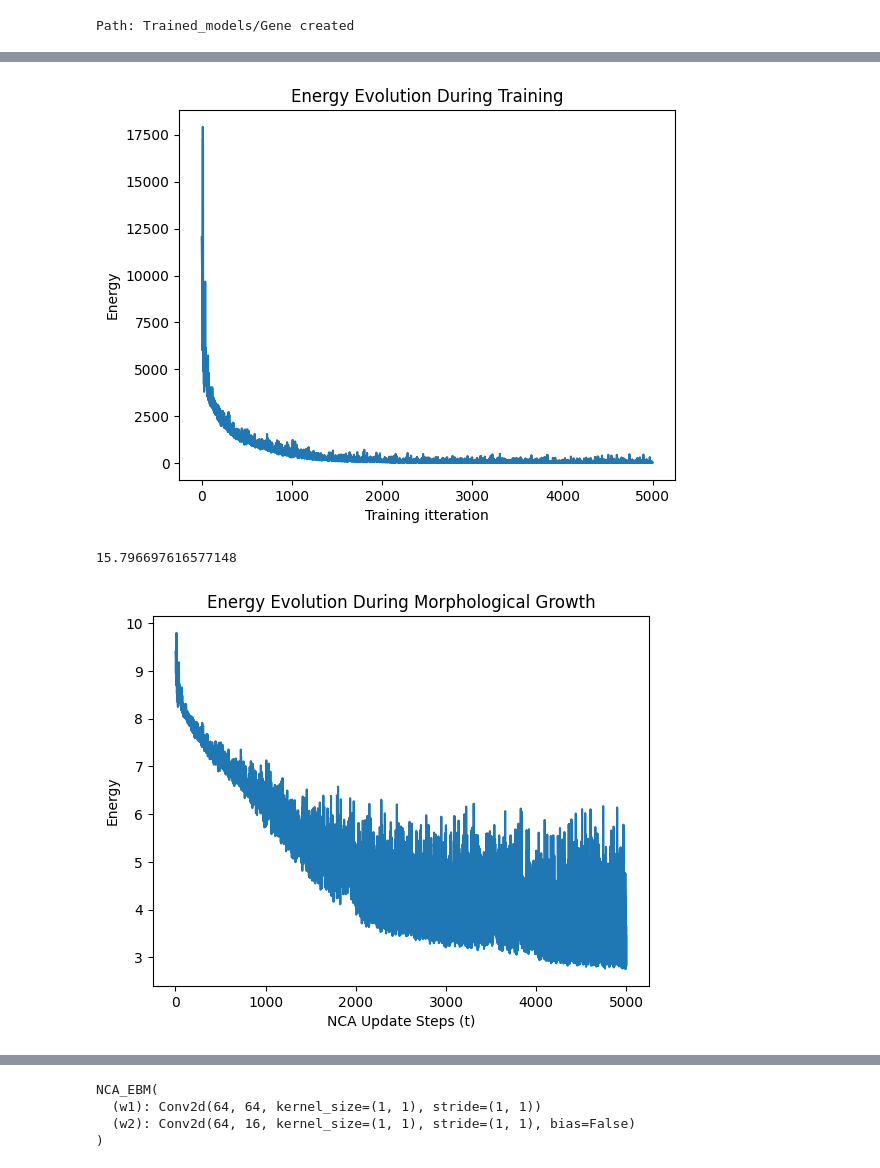
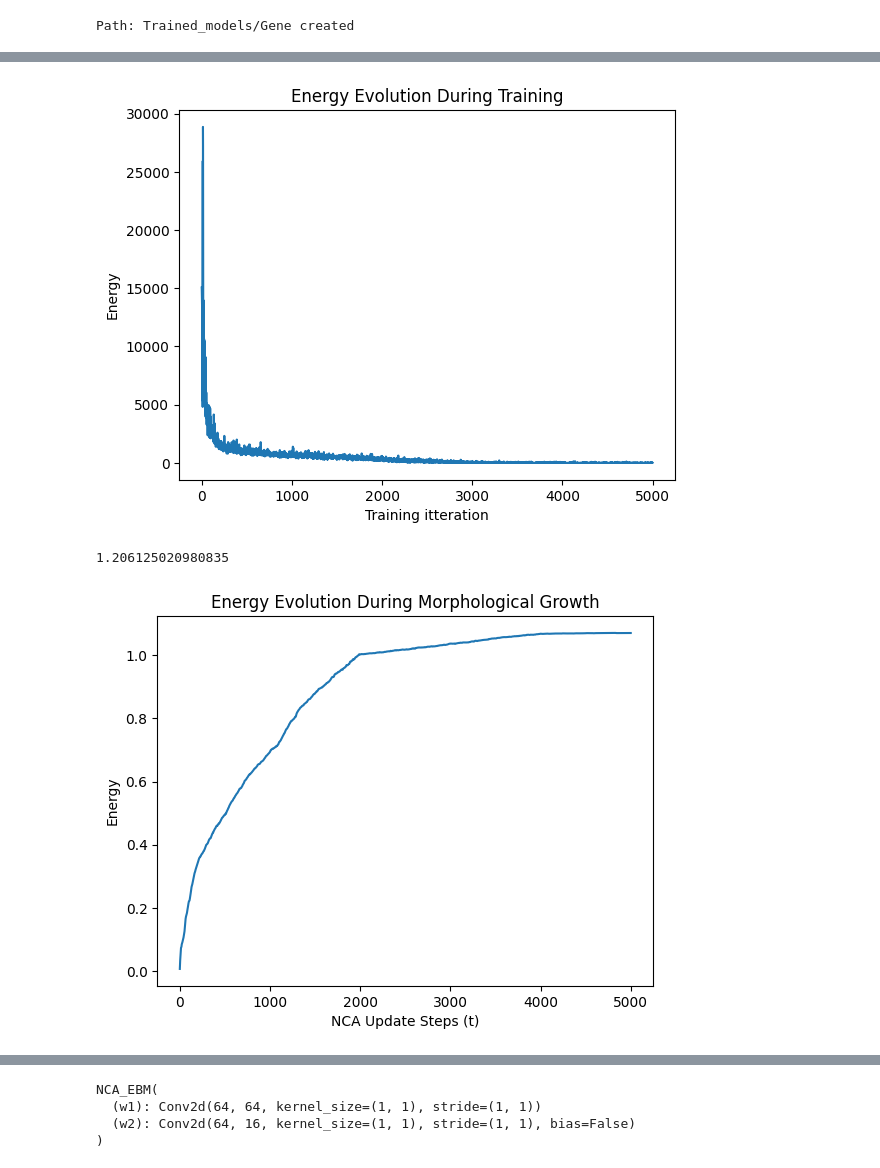
Before and after one commit to lshofsl/Advanced-topics-in-PoD-project-, a Jupyter notebook: EBM_NCA.ipynb, the cells around one changed output, grey strips where cells are left out. Saved outputs shown, nothing was run; the diff lists cells and outputs as text; code cells hidden in the pictures.

```diff
--- a/EBM_NCA.ipynb
+++ b/EBM_NCA.ipynb
@@ -88,7 +88,7 @@ style = """
 # %%
 #@title Load Primitives { vertical-output: true}
 
-LIZARD = "Images/lizard.png"
+LIZARD = "Images/square.png"
 path = LIZARD
 image, image_to_display = utils.get_image(os.path.join(repo_path, path), HEIGHT, WIDTH, padding=PADDING)
 
@@ -166,6 +166,7 @@ K = 20
 
 
 eta_log = []
+j_norm_log = []
 energy_loss = []
 loss_mono_log = []
 loss_drift_log = []
@@ -205,6 +206,7 @@ for i in range(TRAINING_ITERS + 1):
     optim.zero_grad()
 
     eta_log.append(nca.eta.detach().item())
+    j_norm_log.append(nca.J.norm().item())
     loss_mono_log.append(loss_mono.item())
     loss_drift_log.append(loss_drift.item())
     energy_loss.append(loss.item())
@@ -250,19 +252,19 @@ plt.ylabel("Energy")
 plt.title("Energy Evolution During Training")
 plt.show()
 # %% [output]
-[figure, old version]
+[figure, new version]
 # %%
 print(np.min(energy_loss))
 # %% [output]
-15.796697616577148
+1.206125020980835
 # %%
-plt.plot(loss_log)
+plt.plot(j_norm_log)
 plt.xlabel("NCA Update Steps (t)")
 plt.ylabel("Energy")
 plt.title("Energy Evolution During Morphological Growth")
 plt.show()
 # %% [output]
-[figure, old version]
+[figure, new version]
 # %%
 plt.plot(loss_mono_log)
 plt.title("loss_mono_log")
```
Also changed, not shown: parts of 13 cells of this notebook.
